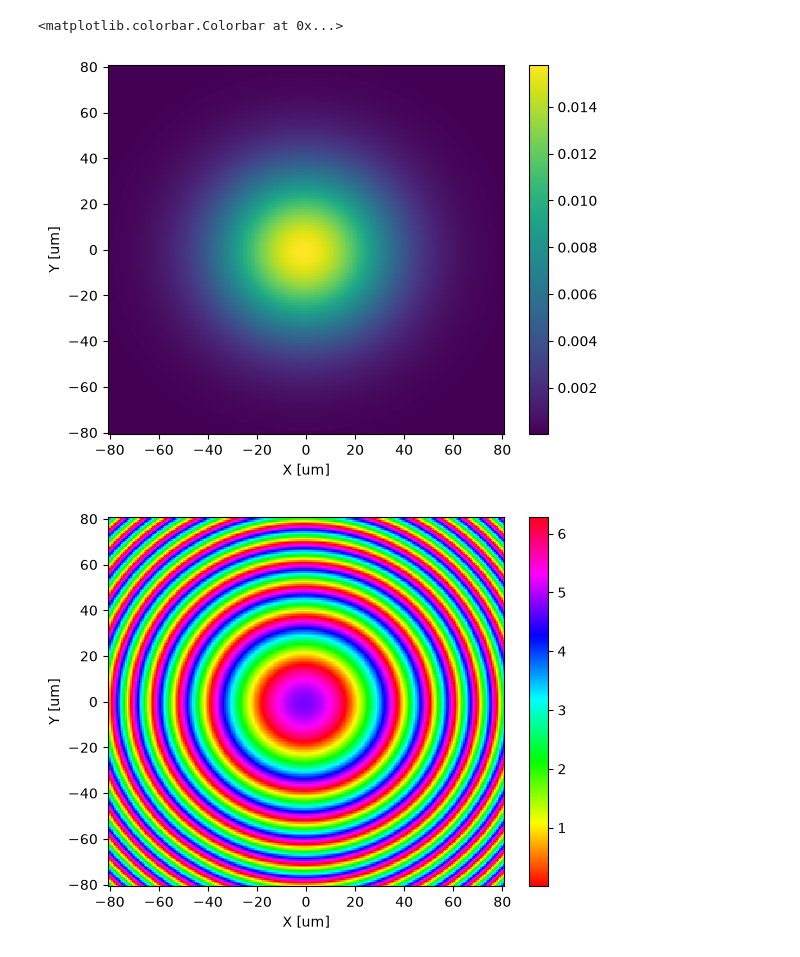
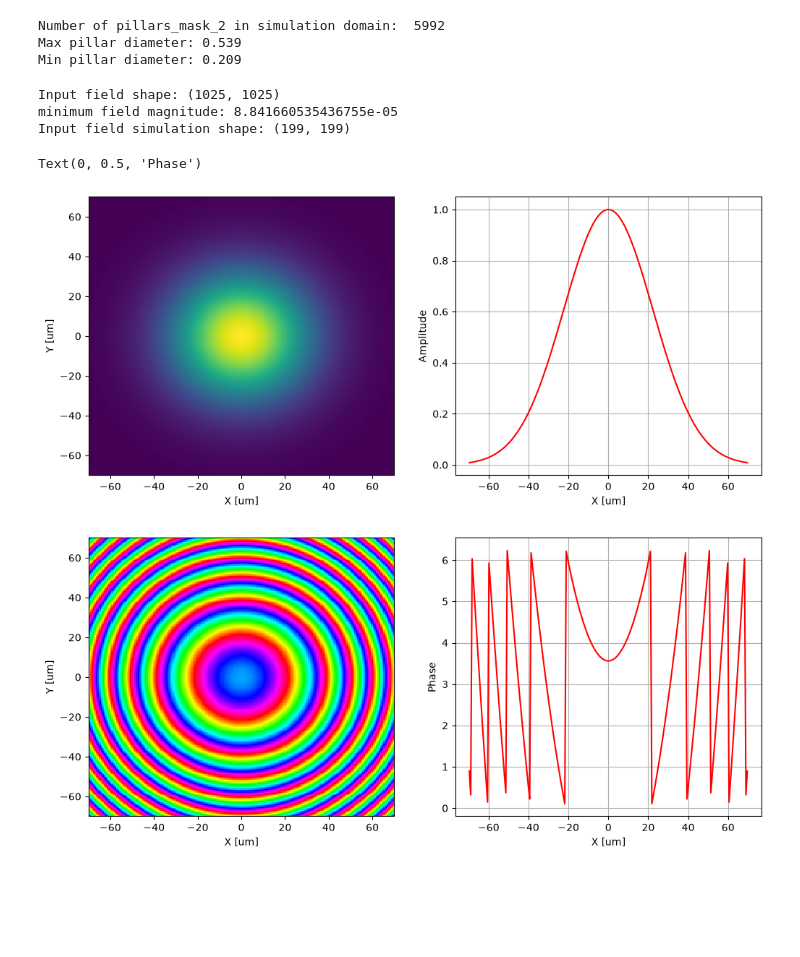
Before and after one commit to edoverg/modeconverter, a Jupyter notebook: metasurface/full_meta.ipynb, the cells around one changed output. Saved outputs shown, nothing was run; the diff lists cells and outputs as text; code cells hidden in the pictures; blank space fills up the shorter version.

```diff
--- a/metasurface/full_meta.ipynb
+++ b/metasurface/full_meta.ipynb
@@ -170,0 +267,24 @@ min_steps_per_wvl = 12
+# %%
+pillars_geo_mask_2 = []
+D_vals_mask_2 = []
+theta = unit_cell_mode_phase
+
+for i, x in enumerate(xs_sim_quadrant):
+    for j, y in enumerate(ys_sim_quadrant):
+        if np.sqrt(x**2 + y**2) > max_available_diameter/2:
+            continue
+        else:
+            required_diameter = np.interp(phase_mask_2_quadrant[i,j], theta, unit_cell_diameters)
+            #round the required diameter up to three decimal places (nm)
+            required_diameter = np.round(required_diameter, 3)
+            D_vals_mask_2.append(required_diameter)
+            pillar_geo = td.Cylinder(center=(x, y, -h/2), radius=required_diameter/2, length=h)
+            pillars_geo_mask_2.append(pillar_geo)
+print("Number of pillars_mask_2 in simulation domain: ", len(pillars_geo_mask_2))
+pillars_mask_2 = td.Structure(geometry=td.GeometryGroup(geometries=pillars_geo_mask_2), medium=si)
+print("Max pillar diameter:", np.max(D_vals_mask_2))
+print("Min pillar diameter:", np.min(D_vals_mask_2))
+# %% [output]
+Number of pillars_mask_2 in simulation domain:  5992
+Max pillar diameter: 0.539
+Min pillar diameter: 0.209
@@ -171,22 +302,37 @@ min_steps_per_wvl = 12
 # %%
 #import the input field (just before MS1)
 input_field_before_MS1 = np.load("../results_sym/input_field_before_MS1.npy")
+print("Input field shape:", input_field_before_MS1.shape)
 
-mask = (np.abs(X) <= sim_domain_size/2) & (np.abs(Y) <= sim_domain_size/2)
-input_field_before_MS1_sim = input_field_before_MS1[mask].reshape(len(xs_sim), len(ys_sim))
+input_field_before_MS1_sim = input_field_before_MS1[sim_mask==1].reshape(Nx_sim, Ny_sim)
+input_field_before_MS1_sim = input_field_before_MS1_sim / np.max(np.abs(input_field_before_MS1_sim))
+print("minimum field magnitude:", np.min(np.abs(input_field_before_MS1_sim)))
+print("Input field simulation shape:", input_field_before_MS1_sim.shape)
 
-fig, ax = plt.subplots()
-im = ax.pcolormesh(X_sim, Y_sim, np.abs(input_field_before_MS1_sim))
-ax.set_xlabel('X [um]')
-ax.set_ylabel('Y [um]')
-fig.colorbar(im, ax=ax)
-fig,ax = plt.subplots()
-im = ax.pcolormesh(X_sim, Y_sim, (np.angle(input_field_before_MS1_sim)+2*np.pi)%(2*np.pi), cmap='hsv', shading='auto')
-ax.set_xlabel('X [um]')
-ax.set_ylabel('Y [um]')
-fig.colorbar(im, ax=ax)
+#make two plots, one for the amplitude and one for the phase,
+# each of which consists of two subplots: a 2d plot and a 1d plot along the x-axis at y=0
+fig, ax = plt.subplots(1,2, figsize=(12, 5))
+im = ax[0].pcolormesh(X_sim, Y_sim, np.abs(input_field_before_MS1_sim), shading='auto')
+ax[0].set_xlabel('X [um]')
+ax[0].set_ylabel('Y [um]')
+am_cut = ax[1].plot(xs_sim, np.abs(input_field_before_MS1_sim[ny_sim,:]), 'r-')
+ax[1].grid()
+ax[1].set_xlabel('X [um]')
+ax[1].set_ylabel('Amplitude')
+
+fig, ax = plt.subplots(1,2, figsize=(12, 5))
+im = ax[0].pcolormesh(X_sim, Y_sim, (np.angle(input_field_before_MS1_sim)+2*np.pi)%(2*np.pi), shading='auto', cmap='hsv')
+ax[0].set_xlabel('X [um]')
+ax[0].set_ylabel('Y [um]')
+am_cut = ax[1].plot(xs_sim, (np.angle(input_field_before_MS1_sim[ny_sim,:])+2*np.pi)%(2*np.pi), 'r-')
+ax[1].grid()
+ax[1].set_xlabel('X [um]')
+ax[1].set_ylabel('Phase')
 # %% [output]
-<matplotlib.colorbar.Colorbar at 0x...>
+Input field shape: (1025, 1025)
+minimum field magnitude: 8.841660535436755e-05
+Input field simulation shape: (199, 199)
+Text(0, 0.5, 'Phase')
-[figure, old version]
+[figure, new version]
-[figure, old version]
+[figure, new version]
 # %%
```
Also changed, not shown: parts of 26 cells of this notebook, 11 other files.
